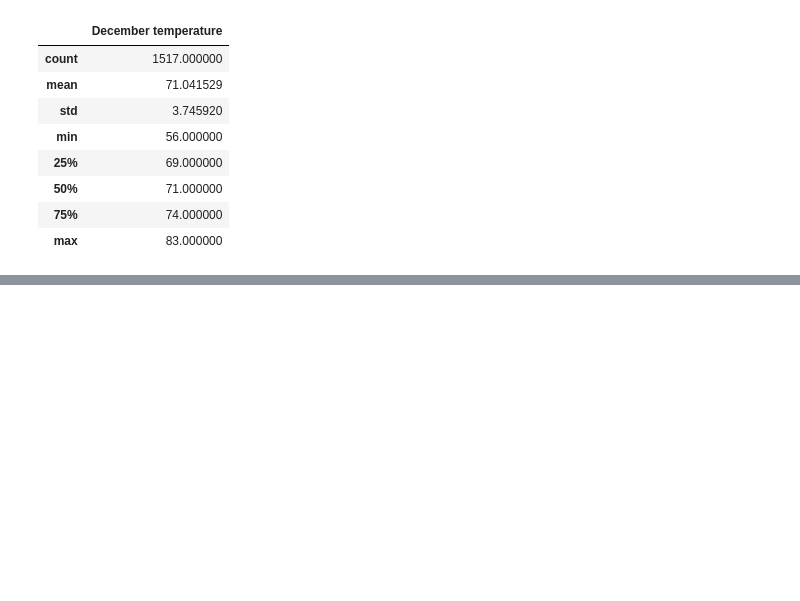
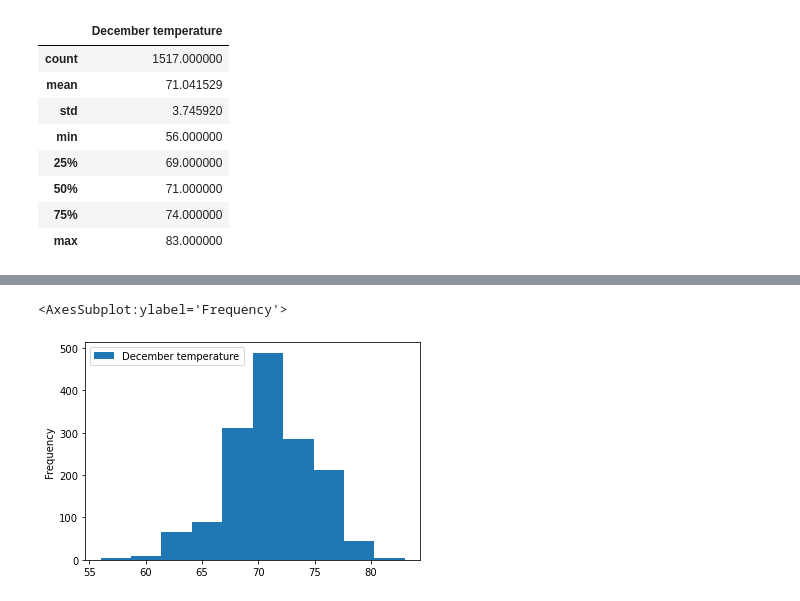
Before and after one commit to riavanitesh/surfs_up, a Jupyter notebook: SurfsUp_Challenge.ipynb, the cells around one changed output, grey strips where cells are left out. Saved outputs shown, nothing was run; the diff lists cells and outputs as text; code cells hidden in the pictures; blank space fills up the shorter version.

```diff
--- a/SurfsUp_Challenge.ipynb
+++ b/SurfsUp_Challenge.ipynb
@@ -132,0 +165,7 @@ df.describe()
+# %%
+#Plot histogram
+
+df.plot.hist()
+# %% [output]
+<AxesSubplot:ylabel='Frequency'>
+[figure, added]
```
Also changed, not shown: parts of 3 cells of this notebook.
